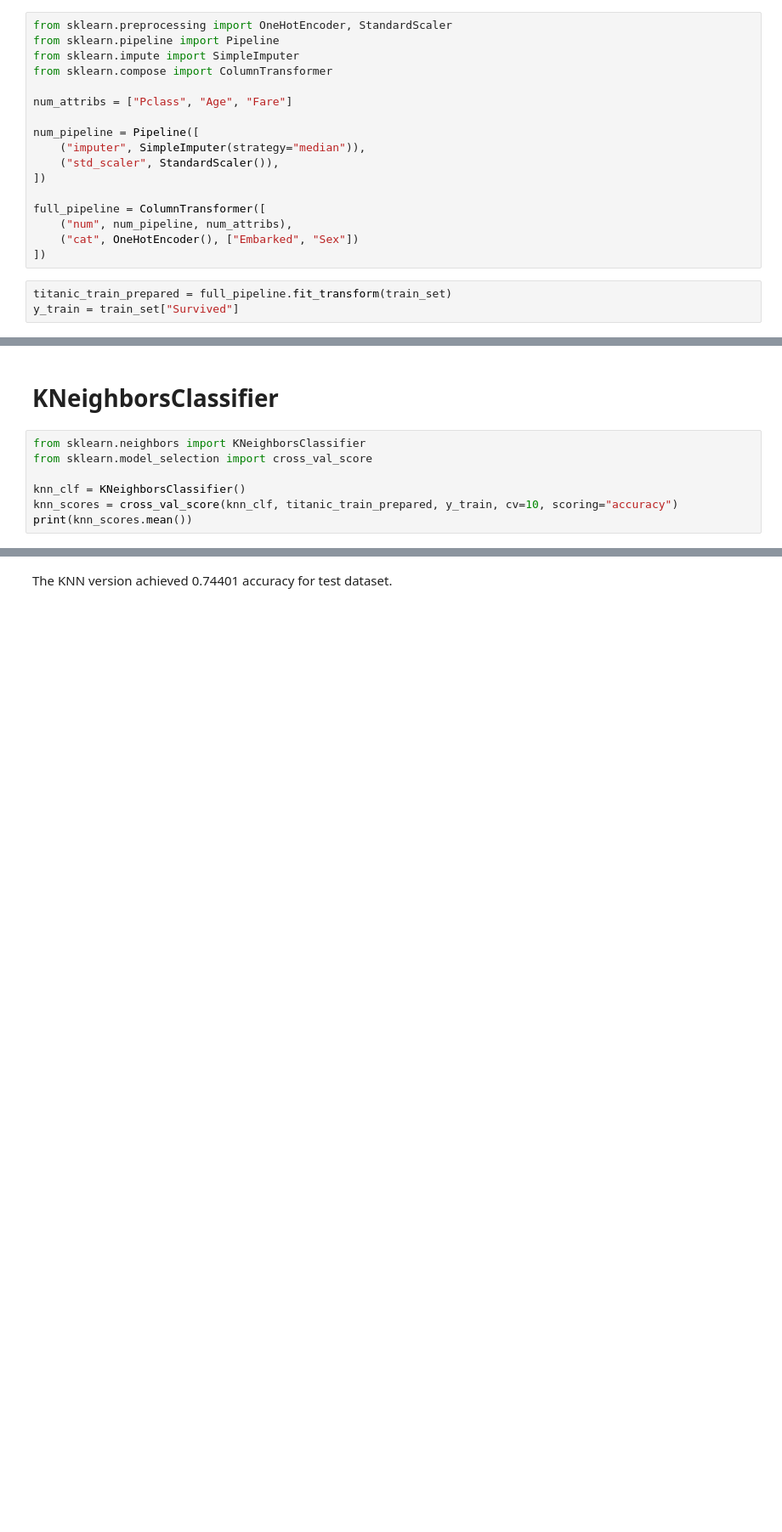
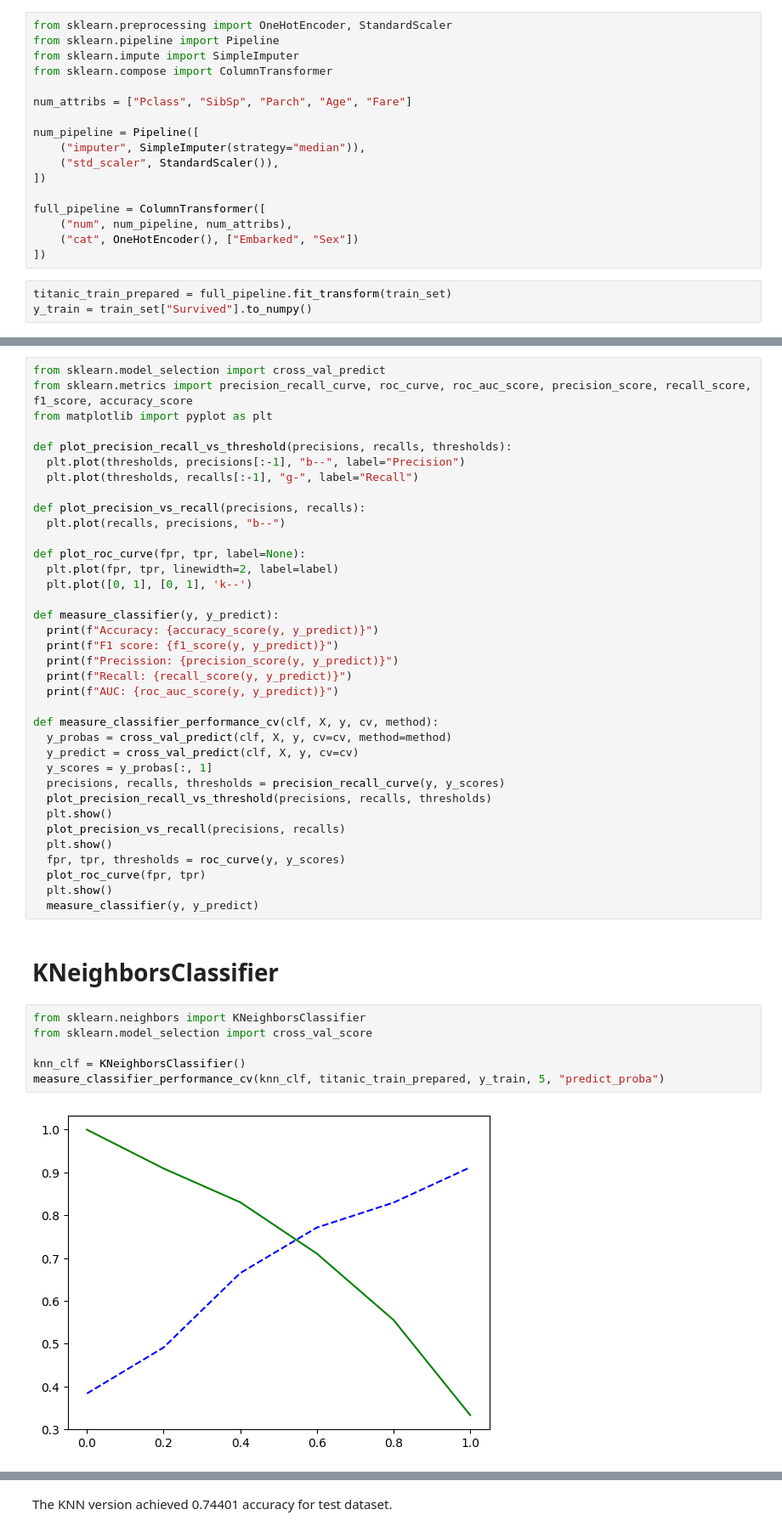
Before and after one commit to RP272/Hands-On-ML, a Jupyter notebook: Classification_Titanic_dataset.ipynb, the cells around one changed output, grey strips where cells are left out. Shown at 85% size. Saved outputs shown, nothing was run; the diff lists cells and outputs as text; blank space fills up the shorter version.

```diff
--- a/Classification_Titanic_dataset.ipynb
+++ b/Classification_Titanic_dataset.ipynb
@@ -105,7 +105,7 @@ from sklearn.pipeline import Pipeline
 from sklearn.impute import SimpleImputer
 from sklearn.compose import ColumnTransformer
 
-num_attribs = ["Pclass", "Age", "Fare"]
+num_attribs = ["Pclass", "SibSp", "Parch", "Age", "Fare"]
 
 num_pipeline = Pipeline([
     ("imputer", SimpleImputer(strategy="median")),
@@ -118,4 +118,4 @@ full_pipeline = ColumnTransformer([
 ])
 # %%
 titanic_train_prepared = full_pipeline.fit_transform(train_set)
-y_train = train_set["Survived"]
+y_train = train_set["Survived"].to_numpy()
@@ -122,10 +124,46 @@ y_train = train_set["Survived"]
+# %%
+from sklearn.model_selection import cross_val_predict
+from sklearn.metrics import precision_recall_curve, roc_curve, roc_auc_score, precision_score, recall_score, f1_score, accuracy_score
+from matplotlib import pyplot as plt
+
+def plot_precision_recall_vs_threshold(precisions, recalls, thresholds):
+  plt.plot(thresholds, precisions[:-1], "b--", label="Precision")
+  plt.plot(thresholds, recalls[:-1], "g-", label="Recall")
+
+def plot_precision_vs_recall(precisions, recalls):
+  plt.plot(recalls, precisions, "b--")
+
+def plot_roc_curve(fpr, tpr, label=None):
+  plt.plot(fpr, tpr, linewidth=2, label=label)
+  plt.plot([0, 1], [0, 1], 'k--')
+
+def measure_classifier(y, y_predict):
+  print(f"Accuracy: {accuracy_score(y, y_predict)}")
+  print(f"F1 score: {f1_score(y, y_predict)}")
+  print(f"Precission: {precision_score(y, y_predict)}")
+  print(f"Recall: {recall_score(y, y_predict)}")
+  print(f"AUC: {roc_auc_score(y, y_predict)}")
+
+def measure_classifier_performance_cv(clf, X, y, cv, method):
+  y_probas = cross_val_predict(clf, X, y, cv=cv, method=method)
+  y_predict = cross_val_predict(clf, X, y, cv=cv)
+  y_scores = y_probas[:, 1]
+  precisions, recalls, thresholds = precision_recall_curve(y, y_scores)
+  plot_precision_recall_vs_threshold(precisions, recalls, thresholds)
+  plt.show()
+  plot_precision_vs_recall(precisions, recalls)
+  plt.show()
+  fpr, tpr, thresholds = roc_curve(y, y_scores)
+  plot_roc_curve(fpr, tpr)
+  plt.show()
+  measure_classifier(y, y_predict)
 # %% [markdown]
 # KNeighborsClassifier
 # %%
 from sklearn.neighbors import KNeighborsClassifier
 from sklearn.model_selection import cross_val_score
 
 knn_clf = KNeighborsClassifier()
-knn_scores = cross_val_score(knn_clf, titanic_train_prepared, y_train, cv=10, scoring="accuracy")
-print(knn_scores.mean())
+measure_classifier_performance_cv(knn_clf, titanic_train_prepared, y_train, 5, "predict_proba")
 # %% [output]
+[figure, added]
```
Also changed, not shown: parts of 11 cells of this notebook.
